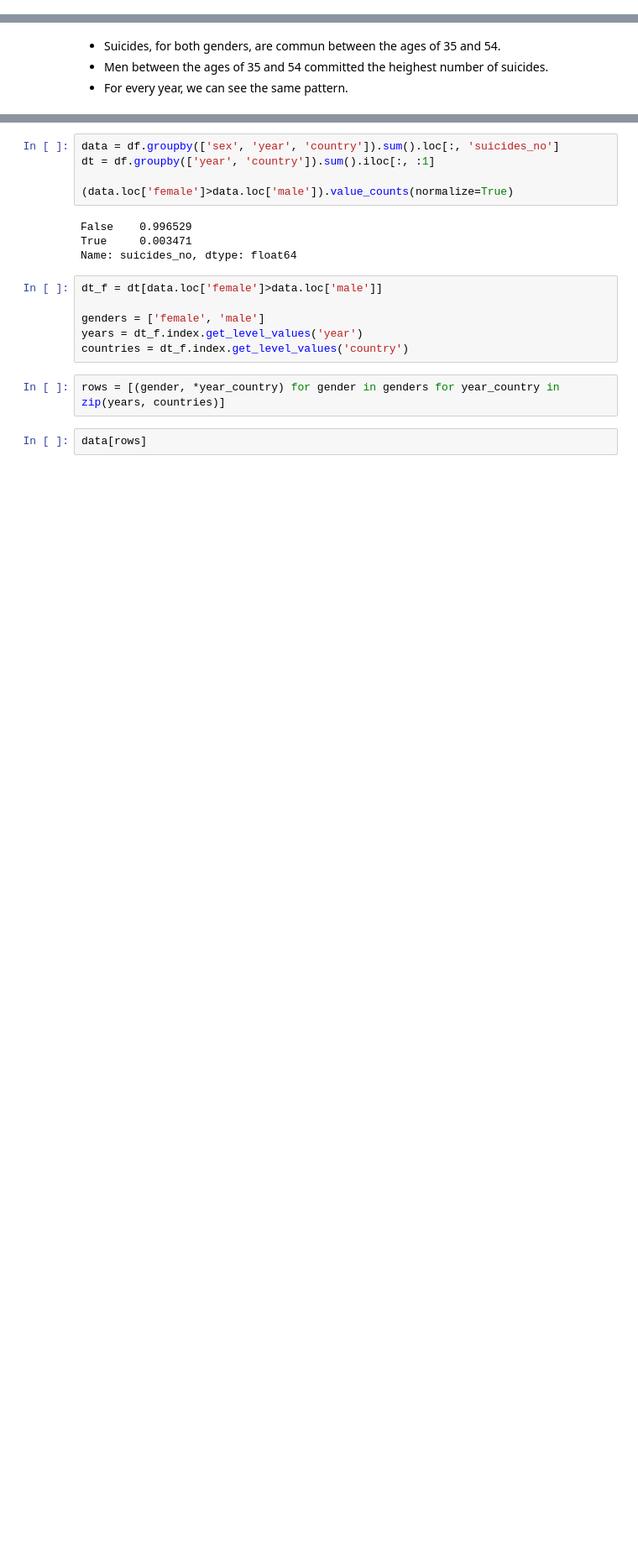
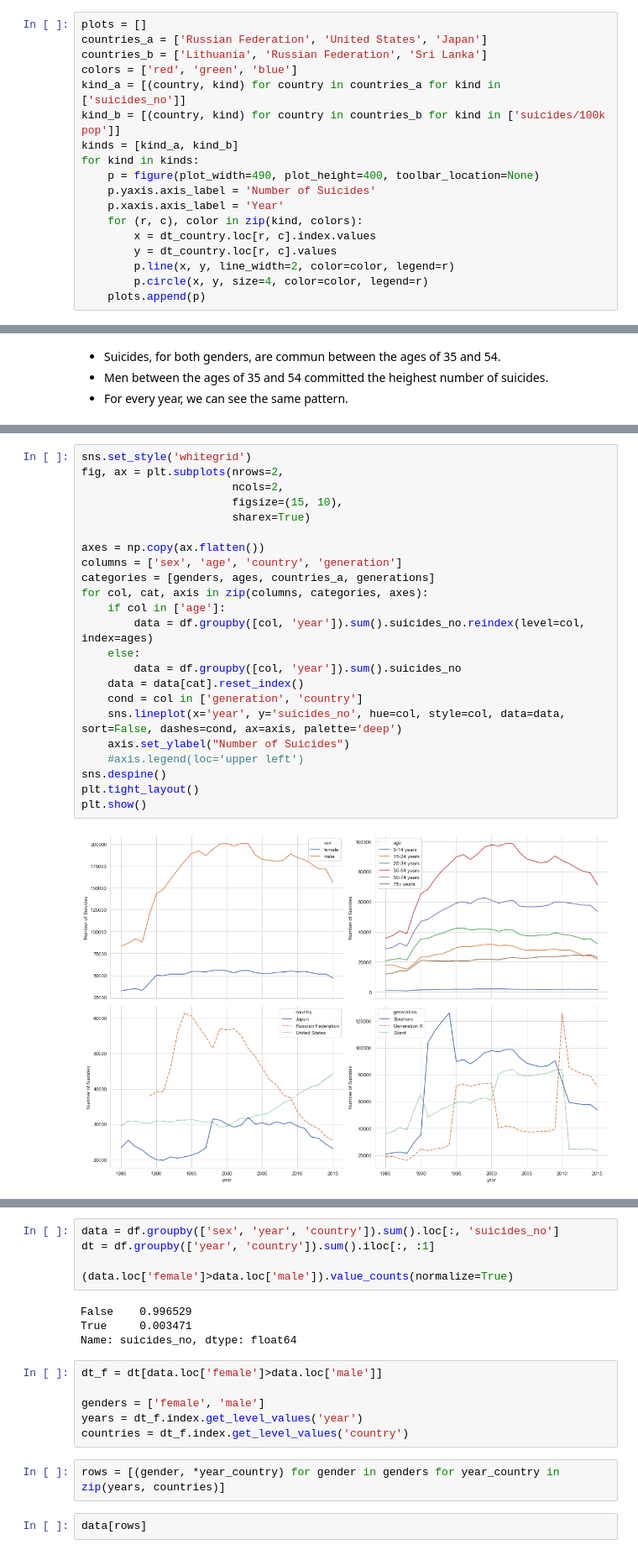
Before and after one commit to fabioachacon/machine_learning, a Jupyter notebook: Exploration and Statistical analysis of a Suicide dataset..ipynb, the cells around one changed output, grey strips where cells are left out. Shown at 84% size. Drawn from its saved outputs; the diff is of its cells as text; blank space fills up the shorter version.

```diff
--- a/Exploration and Statistical analysis of a Suicide dataset..ipynb
+++ b/Exploration and Statistical analysis of a Suicide dataset..ipynb
@@ -163,0 +198,18 @@ show(row([p1, p2]))
+# %%
+plots = []
+countries_a = ['Russian Federation', 'United States', 'Japan']
+countries_b = ['Lithuania', 'Russian Federation', 'Sri Lanka']
+colors = ['red', 'green', 'blue']
+kind_a = [(country, kind) for country in countries_a for kind in ['suicides_no']]
+kind_b = [(country, kind) for country in countries_b for kind in ['suicides/100k pop']]
+kinds = [kind_a, kind_b]
+for kind in kinds:
+    p = figure(plot_width=490, plot_height=400, toolbar_location=None)
+    p.yaxis.axis_label = 'Number of Suicides'
+    p.xaxis.axis_label = 'Year'
+    for (r, c), color in zip(kind, colors):
+        x = dt_country.loc[r, c].index.values
+        y = dt_country.loc[r, c].values
+        p.line(x, y, line_width=2, color=color, legend=r)
+        p.circle(x, y, size=4, color=color, legend=r)
+    plots.append(p)
@@ -414,2 +578,27 @@ iplot(fig)
 # %% [output]
 [interactive output not drawn]
+# %%
+sns.set_style('whitegrid')
+fig, ax = plt.subplots(nrows=2,
+                       ncols=2,
+                       figsize=(15, 10),
+                       sharex=True)
+
+axes = np.copy(ax.flatten())
+columns = ['sex', 'age', 'country', 'generation']
+categories = [genders, ages, countries_a, generations]
+for col, cat, axis in zip(columns, categories, axes):
+    if col in ['age']:
+        data = df.groupby([col, 'year']).sum().suicides_no.reindex(level=col, index=ages)
+    else:
+        data = df.groupby([col, 'year']).sum().suicides_no
+    data = data[cat].reset_index()
+    cond = col in ['generation', 'country']
+    sns.lineplot(x='year', y='suicides_no', hue=col, style=col, data=data, sort=False, dashes=cond, ax=axis, palette='deep')
+    axis.set_ylabel("Number of Suicides")
+    #axis.legend(loc='upper left')
+sns.despine()
+plt.tight_layout()
+plt.show()
+# %% [output]
+[figure, added]
```
Also changed, not shown: parts of 52 cells of this notebook.
